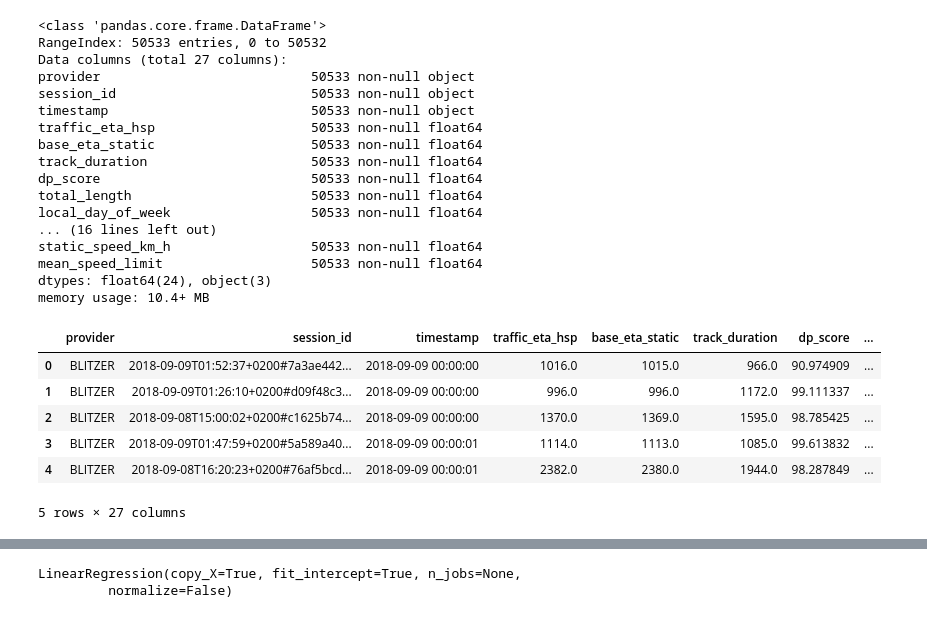
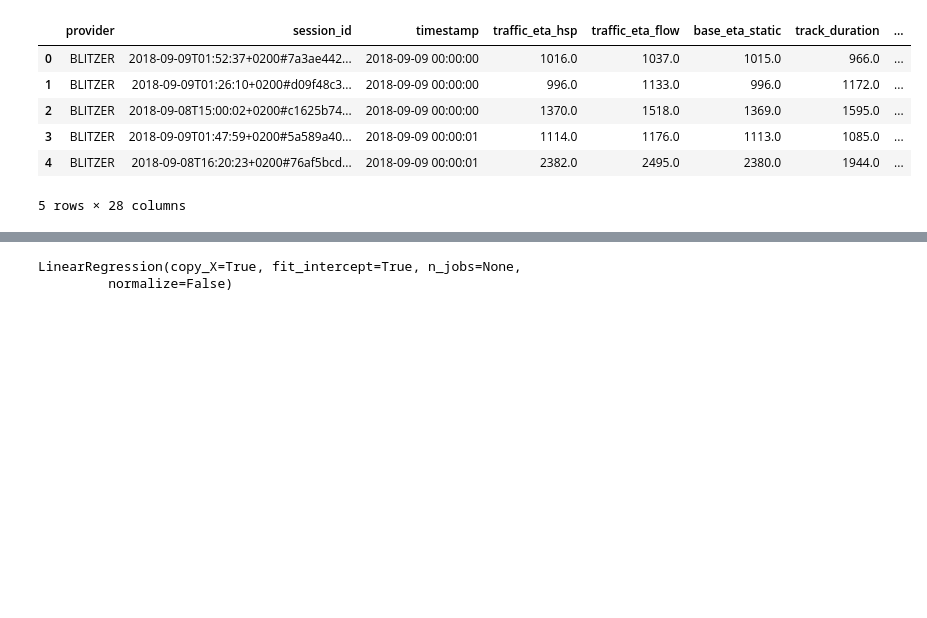
Before and after one commit to kellyfj/eta_prediction_with_machine_learning, a Jupyter notebook: data_exploration.ipynb, the cells around one changed output, grey strips where cells are left out. Saved outputs shown, nothing was run; the diff lists cells and outputs as text; code cells hidden in the pictures; blank space fills up the shorter version.

```diff
--- a/data_exploration.ipynb
+++ b/data_exploration.ipynb
@@ -1,39 +1,21 @@
 # %%
 import os
 import pandas as pd
 
 
-def loadBerlinSeptOctData():
-    csv_path = os.path.join(os.getcwd(), "large_output.txt")
+def load_berlin_sept_oct_data():
+    csv_path = os.path.join(os.getcwd(), "large_output2.txt")
     return pd.read_csv(csv_path)
 
 
-berlinData = loadBerlinSeptOctData()
-berlinData.info()
-berlinData.head()
+berlin_data = load_berlin_sept_oct_data()
+berlin_data.head()
 # %% [output]
+|  | provider | session_id | timestamp | traffic_eta_hsp | traffic_eta_flow | base_eta_static | track_duration | ... |
+| 0 | BLITZER | 2018-09-09T01:52:37+0200#7a3ae442... | 2018-09-09 00:00:00 | 1016.0 | 1037.0 | 1015.0 | 966.0 | ... |
+| 1 | BLITZER | 2018-09-09T01:26:10+0200#d09f48c3... | 2018-09-09 00:00:00 | 996.0 | 1133.0 | 996.0 | 1172.0 | ... |
+| 2 | BLITZER | 2018-09-08T15:00:02+0200#c1625b74... | 2018-09-09 00:00:00 | 1370.0 | 1518.0 | 1369.0 | 1595.0 | ... |
+| 3 | BLITZER | 2018-09-09T01:47:59+0200#5a589a40... | 2018-09-09 00:00:01 | 1114.0 | 1176.0 | 1113.0 | 1085.0 | ... |
+| 4 | BLITZER | 2018-09-08T16:20:23+0200#76af5bcd... | 2018-09-09 00:00:01 | 2382.0 | 2495.0 | 2380.0 | 1944.0 | ... |
-<class 'pandas.core.frame.DataFrame'>
-RangeIndex: 50533 entries, 0 to 50532
-Data columns (total 27 columns):
-provider                           50533 non-null object
-session_id                         50533 non-null object
-timestamp                          50533 non-null object
-traffic_eta_hsp                    50533 non-null float64
-base_eta_static                    50533 non-null float64
-track_duration                     50533 non-null float64
-dp_score                           50533 non-null float64
-total_length                       50533 non-null float64
-local_day_of_week                  50533 non-null float64
-... (16 lines left out)
-static_speed_km_h                  50533 non-null float64
-mean_speed_limit                   50533 non-null float64
-dtypes: float64(24), object(3)
-memory usage: 10.4+ MB
+5 rows × 28 columns
-|  | provider | session_id | timestamp | traffic_eta_hsp | base_eta_static | track_duration | dp_score | ... |
-| 0 | BLITZER | 2018-09-09T01:52:37+0200#7a3ae442... | 2018-09-09 00:00:00 | 1016.0 | 1015.0 | 966.0 | 90.974909 | ... |
-| 1 | BLITZER | 2018-09-09T01:26:10+0200#d09f48c3... | 2018-09-09 00:00:00 | 996.0 | 996.0 | 1172.0 | 99.111337 | ... |
-| 2 | BLITZER | 2018-09-08T15:00:02+0200#c1625b74... | 2018-09-09 00:00:00 | 1370.0 | 1369.0 | 1595.0 | 98.785425 | ... |
-| 3 | BLITZER | 2018-09-09T01:47:59+0200#5a589a40... | 2018-09-09 00:00:01 | 1114.0 | 1113.0 | 1085.0 | 99.613832 | ... |
-| 4 | BLITZER | 2018-09-08T16:20:23+0200#76af5bcd... | 2018-09-09 00:00:01 | 2382.0 | 2380.0 | 1944.0 | 98.287849 | ... |
-5 rows × 27 columns
 # %%
```
Also changed, not shown: parts of 13 cells of this notebook.
